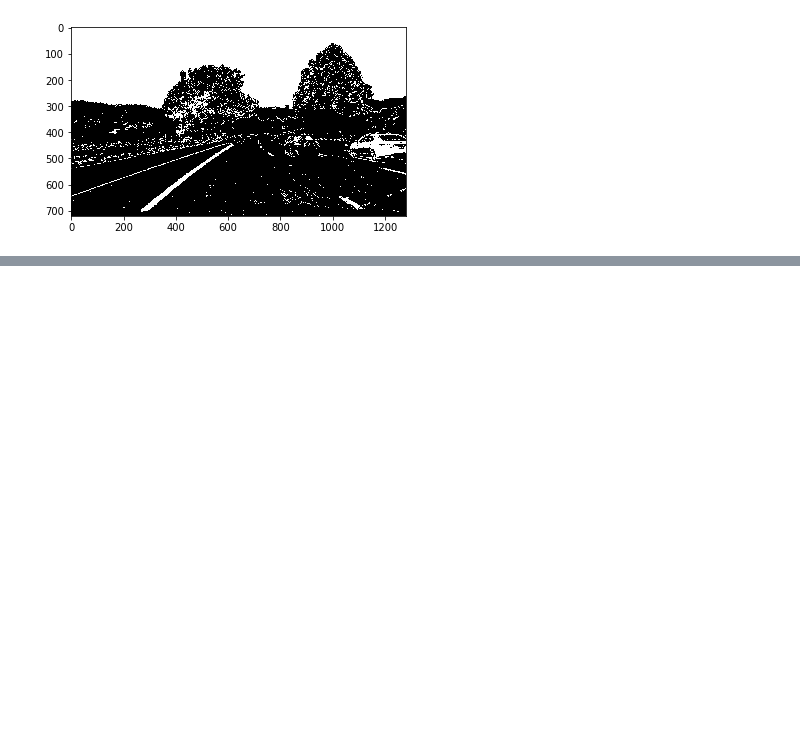
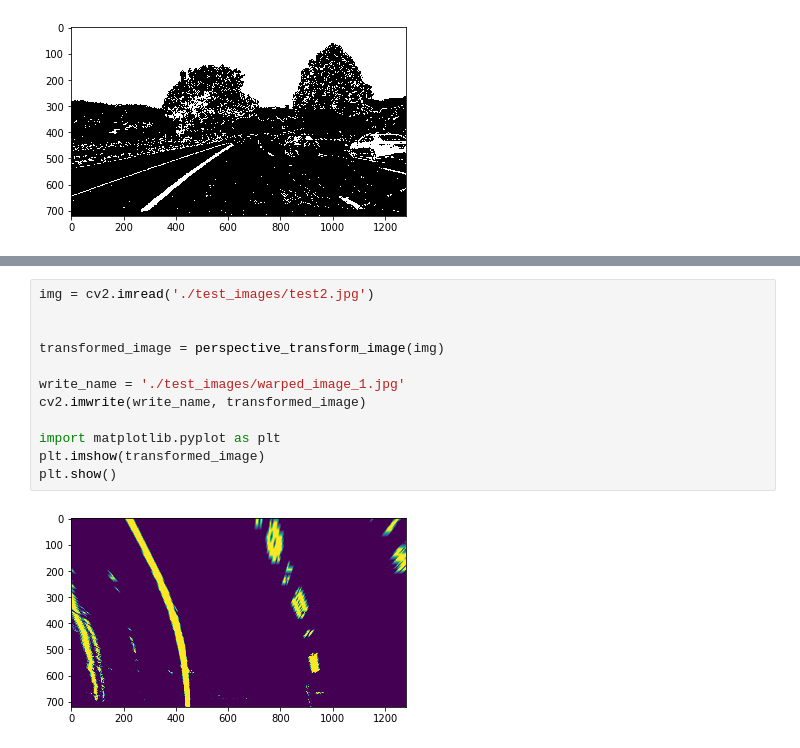
Before and after one commit to clockworks/nd-carnd-advanced-lane-lines-p4, a Jupyter notebook: image_gen.ipynb, the cells around one changed output, grey strips where cells are left out. Saved outputs shown, nothing was run; the diff lists cells and outputs as text; blank space fills up the shorter version.

```diff
--- a/image_gen.ipynb
+++ b/image_gen.ipynb
@@ -140,0 +176,14 @@ plt.show()
+# %%
+img = cv2.imread('./test_images/test2.jpg')
+
+
+transformed_image = perspective_transform_image(img)
+
+write_name = './test_images/warped_image_1.jpg'
+cv2.imwrite(write_name, transformed_image)
+
+import matplotlib.pyplot as plt
+plt.imshow(transformed_image)
+plt.show()
+# %% [output]
+[figure, added]
```
Also changed, not shown: parts of 4 cells of this notebook, 8 other files.
